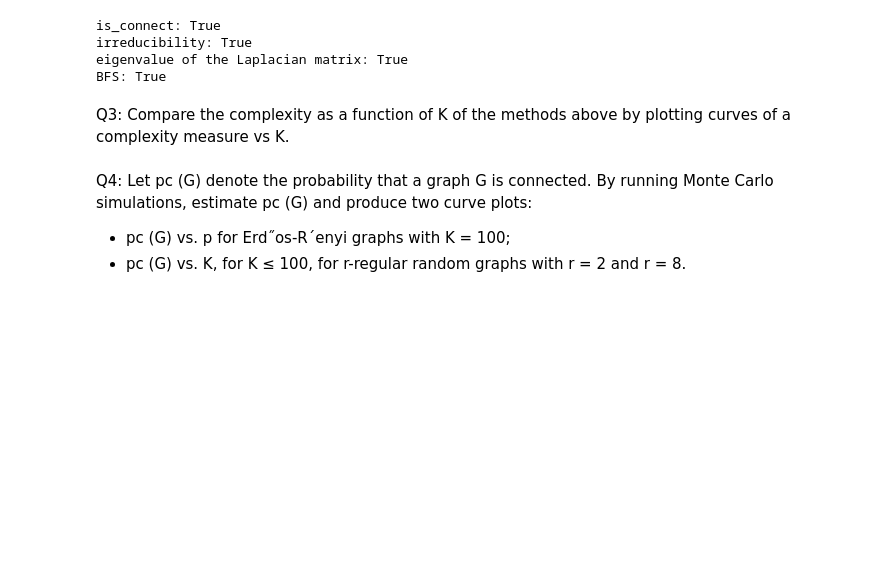
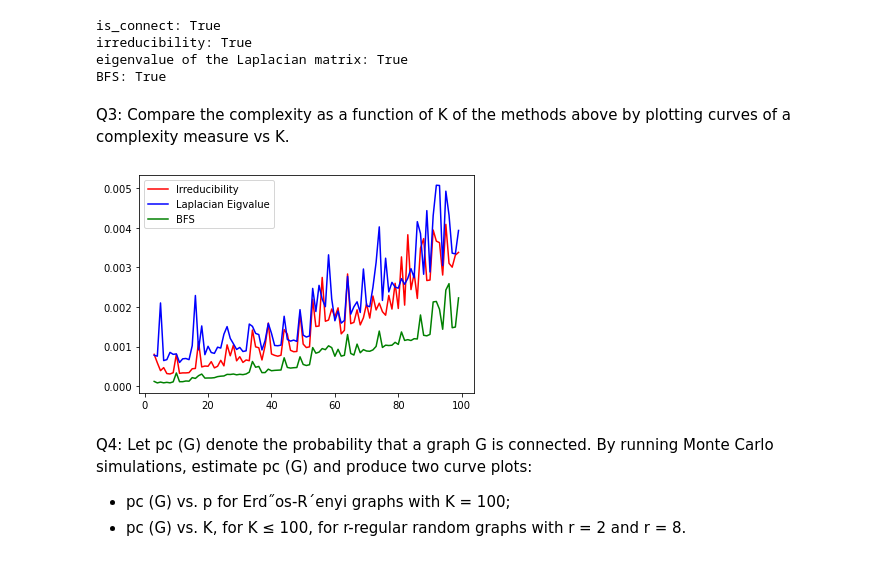
Before and after one commit to maryyyyna/Networking-for-Big-Data-and-Laboratory, a Jupyter notebook: HW1.ipynb, the cells around one changed output. Saved outputs shown, nothing was run; the diff lists cells and outputs as text; code cells hidden in the pictures; blank space fills up the shorter version.

```diff
--- a/HW1.ipynb
+++ b/HW1.ipynb
@@ -96,6 +97,41 @@ BFS: True
 # %% [markdown]
 Q3: Compare the complexity as a function of K of the methods
 above by plotting curves of a complexity measure vs K.
+# %%
+from numpy.random import randint
+
+time_irreduc=list()
+time_BFS=list()
+time_Lapl=list()
+Kmax=100
+
+for K in range(3,Kmax):
+    G=g_ER(K,0.5)
+
+    start_irr = timeit.default_timer()
+    connectivity_irreducible(G)
+    stop_irr = timeit.default_timer()
+    time_irreduc.append(stop_irr - start_irr)
+
+    start_BFS = timeit.default_timer()
+    check_connectivity_BFS(G,0)
+    stop_BFS = timeit.default_timer()
+    time_BFS.append(stop_BFS - start_BFS)
+
+    start_Lapl = timeit.default_timer()
+    eigenvalue_Laplace_matrix(G)
+    stop_Lapl = timeit.default_timer()
+    time_Lapl.append(stop_Lapl - start_Lapl)
+
+
+K=list(range(3,Kmax))
+plt.plot(K,time_irreduc,'r',label='Irreducibility')
+plt.plot(K,time_Lapl,'b',label='Laplacian Eigvalue')
+plt.plot(K,time_BFS,'g',label='BFS')
+plt.legend()
+plt.show()
+# %% [output]
+[figure, added]
 # %% [markdown]
 Q4: Let pc (G) denote the probability that a graph G is connected.
 By running Monte Carlo simulations, estimate pc (G) and
```
Also changed, not shown: parts of 3 cells of this notebook, 1 other file.
